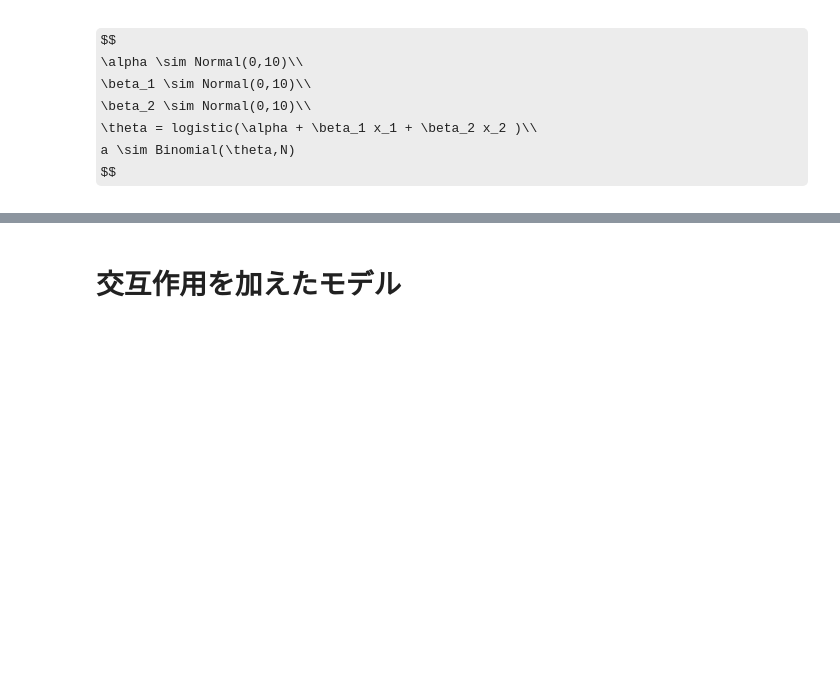
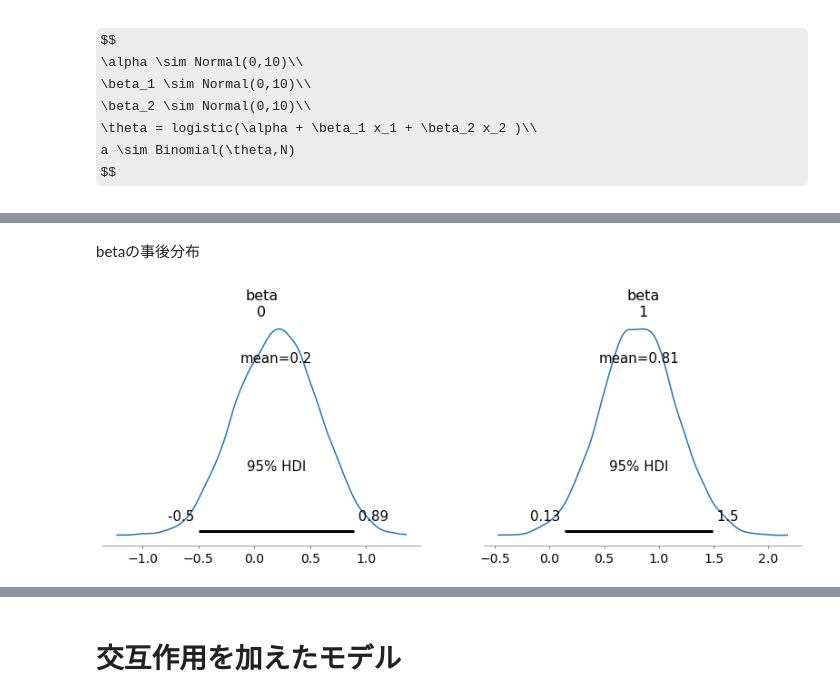
Before and after one commit to taikicoco/machine_learning, a Jupyter notebook: Bayes/組み合わせを考慮した統計モデル.ipynb, the cells around one changed output, grey strips where cells are left out. Saved outputs shown, nothing was run; the diff lists cells and outputs as text; code cells hidden in the pictures; some formulas as TeX source; blank space fills up the shorter version.

```diff
--- a/Bayes/組み合わせを考慮した統計モデル.ipynb
+++ b/Bayes/組み合わせを考慮した統計モデル.ipynb
@@ -74,3 +91,10 @@ Sampling 2 chains for 1_000 tune and 5_000 draw iterations (2_000 + 10_000 draws
 pm.model_to_graphviz(model_comb)
 # %% [output]
 [drawing not drawn]
+# %% [markdown]
+betaの事後分布
+# %%
+with model_comb:
+  pm.plot_posterior(trace_comb, var_names=['beta'], hdi_prob=0.95)
+# %% [output]
+[figure, added]
```
Also changed, not shown: parts of 31 cells of this notebook.
